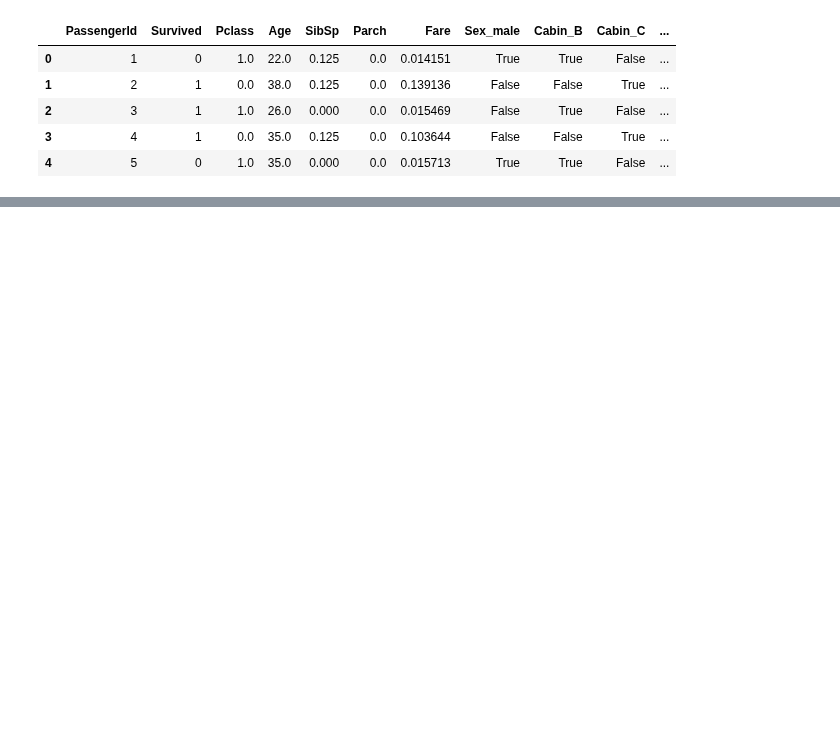
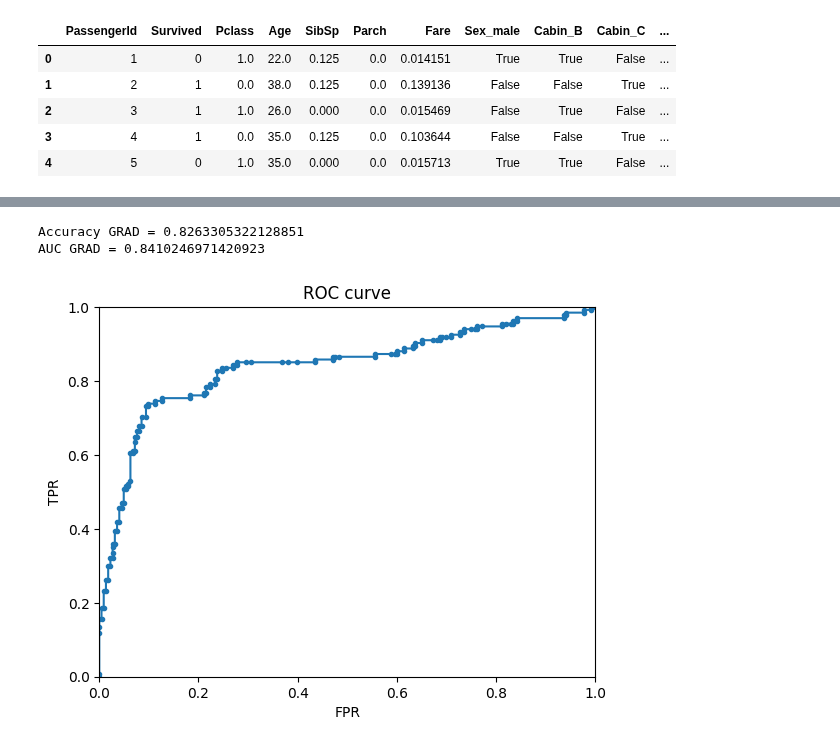
Before and after one commit to Stepsyota/BSU, a Jupyter notebook: Lab4/Lab4.ipynb, the cells around one changed output, grey strips where cells are left out. Cells and saved outputs as stored; diff of their text form; code cells hidden in the pictures; blank space fills up the shorter version.

```diff
--- a/Lab4/Lab4.ipynb
+++ b/Lab4/Lab4.ipynb
@@ -58,0 +90,32 @@ print(auc_metric)
+# %%
+# Решить задачу классификации методом AdaBoost и методом градиентного бустинга.
+from sklearn.ensemble import GradientBoostingClassifier
+from sklearn.model_selection import train_test_split
+from sklearn.metrics import accuracy_score, roc_curve
+from matplotlib import pyplot as plt
+
+X_train_Grad, X_test_Grad, y_train_Grad, y_test_Grad = train_test_split(X_class, y_class, test_size=0.4, random_state=73)
+
+class_Grad = GradientBoostingClassifier(max_depth=3, n_estimators=100, random_state=2)
+class_Grad.fit(X_train_Grad, y_train_Grad)
+
+y_pred_Grad = class_Grad.predict(X_test_Grad)
+y_pred_proba_Grad = class_Grad.predict_proba(X_test_Grad)
+
+fpr_Grad, tpr_Grad, thresholds_Grad = roc_curve(y_test_Grad, y_pred_proba_Grad[:,1])
+
+plt.plot(fpr_Grad, tpr_Grad, marker='.')
+plt.ylim([0,1])
+plt.xlim([0,1])
+plt.ylabel('TPR')
+plt.xlabel('FPR')
+plt.title('ROC curve')
+
+auc_metric_Grad = auc(fpr_Grad, tpr_Grad)
+
+print(f"Accuracy GRAD = {accuracy_score(y_test_Grad, y_pred_Grad)}")
+print(f"AUC GRAD = {auc_metric_Grad}")
+# %% [output]
+Accuracy GRAD = 0.8263305322128851
+AUC GRAD = 0.8410246971420923
+[figure, added]
```
Also changed, not shown: parts of 6 cells of this notebook.
